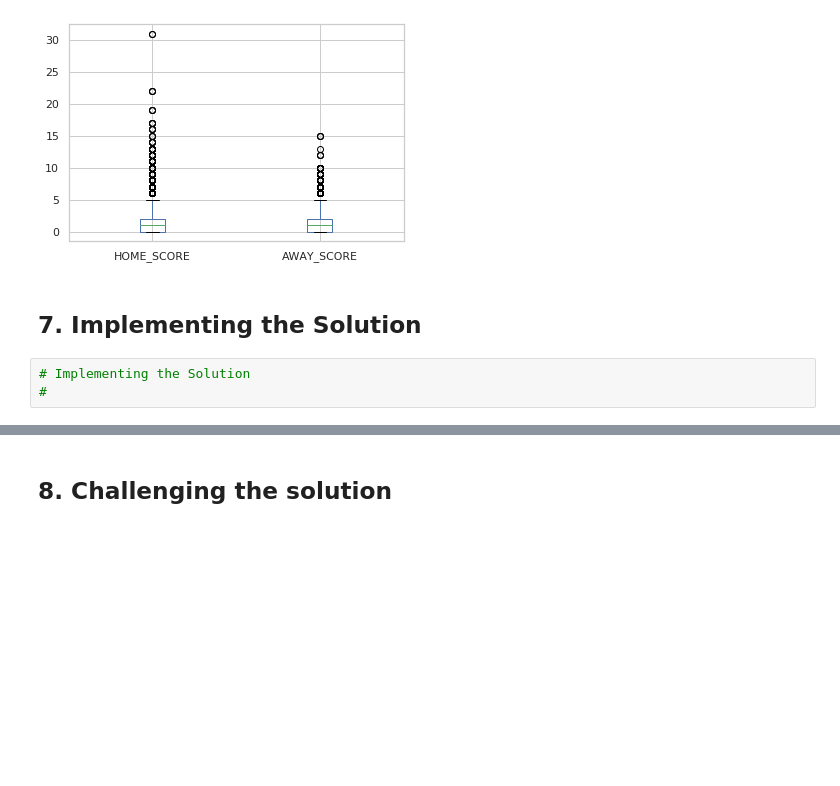
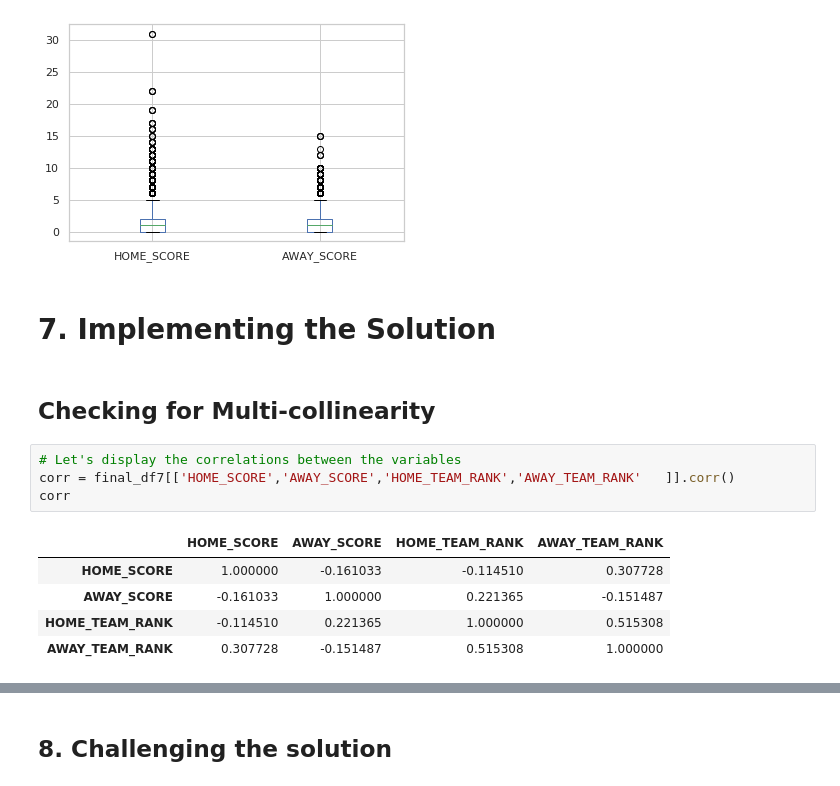
Before and after one commit to vivianusdjpy/SUPERVISED-LEARNING-WITH-EDA, a Jupyter notebook: Supervised_Learning_with_Exploratory_Data_Analysis_Mchezo_Pesa_Project.ipynb, the cells around one changed output, grey strips where cells are left out. Cells and saved outputs as stored; diff of their text form; blank space fills up the shorter version.

```diff
--- a/Supervised_Learning_with_Exploratory_Data_Analysis_Mchezo_Pesa_Project.ipynb
+++ b/Supervised_Learning_with_Exploratory_Data_Analysis_Mchezo_Pesa_Project.ipynb
@@ -525,7 +525,16 @@ boxplot = final_df7.boxplot(column=['HOME_SCORE','AWAY_SCORE'])
 # %% [output]
 [figure]
 # %% [markdown]
-## 7. Implementing the Solution
+# 7. Implementing the Solution
-# %%
-# Implementing the Solution
-#
+# %% [markdown]
+## Checking for Multi-collinearity
+# %%
+# Let's display the correlations between the variables
+corr = final_df7[['HOME_SCORE','AWAY_SCORE','HOME_TEAM_RANK','AWAY_TEAM_RANK'	]].corr()
+corr
+# %% [output]
+|  | HOME_SCORE | AWAY_SCORE | HOME_TEAM_RANK | AWAY_TEAM_RANK |
+| HOME_SCORE | 1.000000 | -0.161033 | -0.114510 | 0.307728 |
+| AWAY_SCORE | -0.161033 | 1.000000 | 0.221365 | -0.151487 |
+| HOME_TEAM_RANK | -0.114510 | 0.221365 | 1.000000 | 0.515308 |
+| AWAY_TEAM_RANK | 0.307728 | -0.151487 | 0.515308 | 1.000000 |
```
Also changed, not shown: parts of 7 cells of this notebook.
